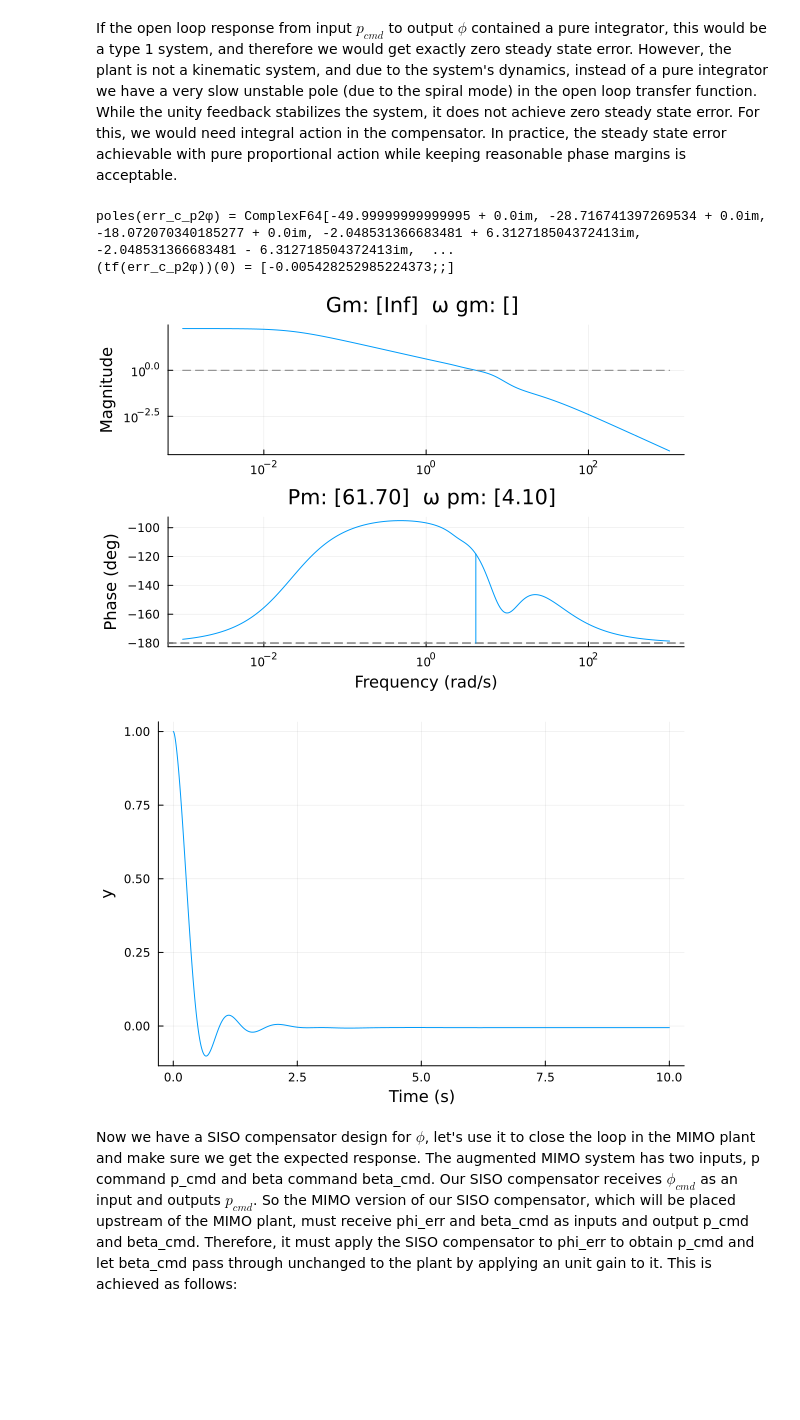
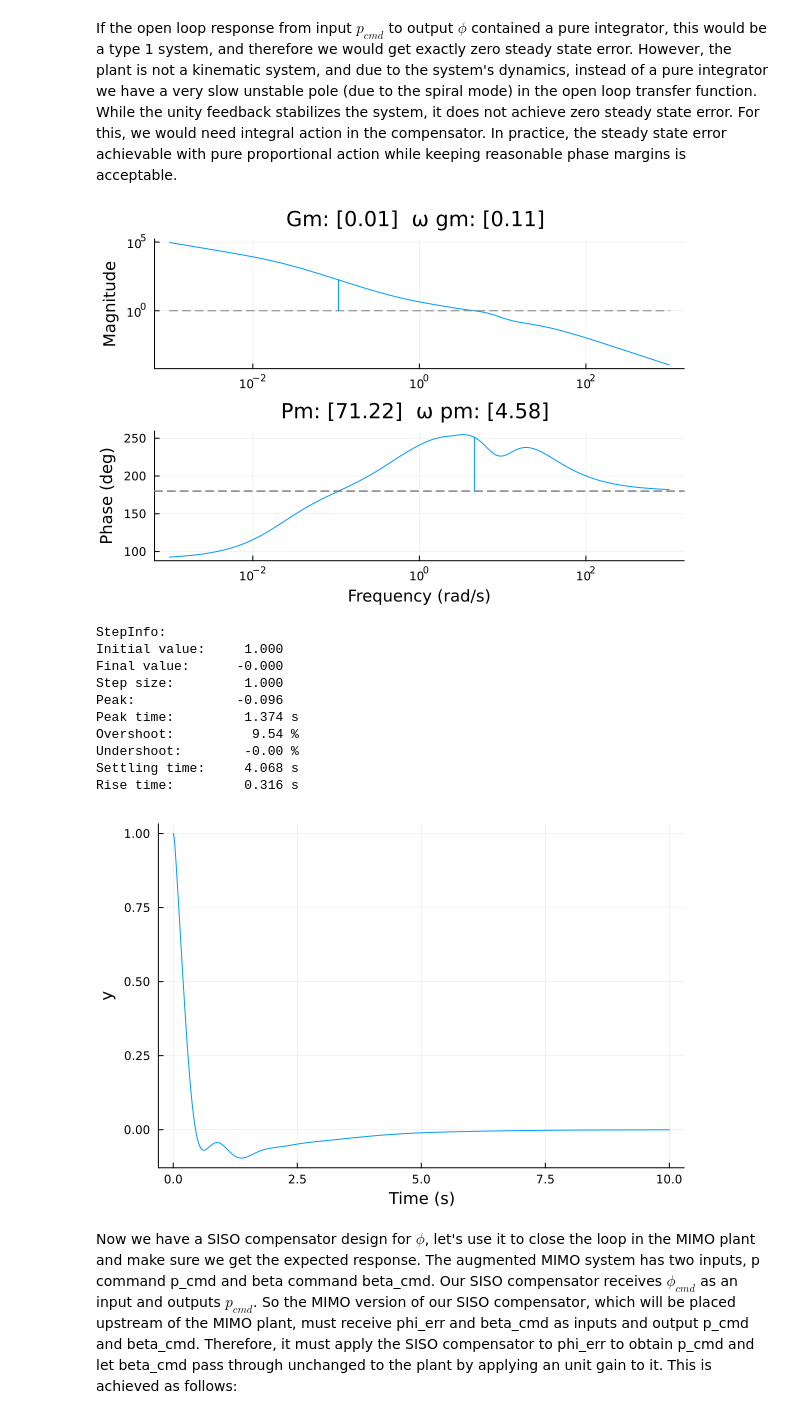
Before and after one commit to e271828e/Flight.jl, a Jupyter notebook: src/aircraft/c172r/design/v2_roll_yaw_cas.ipynb, the cells around one changed output. Drawn from its saved outputs; the diff is of its cells as text; code cells hidden in the pictures; blank space fills up the shorter version.

```diff
--- a/src/aircraft/c172r/design/v2_roll_yaw_cas.ipynb
+++ b/src/aircraft/c172r/design/v2_roll_yaw_cas.ipynb
@@ -549,29 +549,40 @@ If the open loop response from input $p_{cmd}$ to output $\phi$ contained a pure
 # %%
 #define a PID compensator
 k_p = 4
-k_i = 0 #3 #0
-k_d = 0 #0.35 #0
+k_i = 2 #3 #0
+k_d = 0.35 #0.35 #0
 τ_d = 0.05
 φ_cmp = (k_p + k_i * tf(1, [1,0]) + k_d * tf([1, 0], [τ_d, 1])) |> ss
 
 c_p2φ = series(φ_cmp, p2φ)
 err_c_p2φ = 1/(1+c_p2φ)
 
 #check that the error transfer function for the unit feedback closed loop system is stable
 @show poles(err_c_p2φ);
 @show tf(err_c_p2φ)(0)
 
 # setPlotScale("dB")
 marginplot(c_p2φ)
 # nyquistplot(c_a2p)
 # %% [output]
-poles(err_c_p2φ) = ComplexF64[-49.99999999999995 + 0.0im, -28.716741397269534 + 0.0im, -18.072070340185277 + 0.0im, -2.048531366683481 + 6.312718504372413im, -2.048531366683481 - 6.312718504372413im,  ...
-(tf(err_c_p2φ))(0) = [-0.005428252985224373;;]
-[figure, old version]
+[figure, new version]
+# %%
+step(err_c_p2φ, 10) |> stepinfo
+# %% [output]
+StepInfo:
+Initial value:     1.000
+Final value:      -0.000
+Step size:         1.000
+Peak:             -0.096
+Peak time:         1.374 s
+Overshoot:          9.54 %
+Undershoot:        -0.00 %
+Settling time:     4.068 s
+Rise time:         0.316 s
 # %%
 step(err_c_p2φ, 10) |> plot
 # %% [output]
-[figure, old version]
+[figure, new version]
 # %% [markdown]
 Now we have a SISO compensator design for $\phi$, let's use it to close the loop in the MIMO plant and make sure we get the expected response. The augmented MIMO system has two inputs, p command p_cmd and beta command beta_cmd. Our SISO compensator receives $\phi_{cmd}$ as an input and outputs $p_{cmd}$. So the MIMO version of our SISO compensator, which will be placed upstream of the MIMO plant, must receive phi_err and beta_cmd as inputs and output p_cmd and beta_cmd. Therefore, it must apply the SISO compensator to phi_err to obtain p_cmd and let beta_cmd pass through unchanged to the plant by applying an unit gain to it. This is achieved as follows:
 # %%
```
Also changed, not shown: parts of 4 cells of this notebook.
